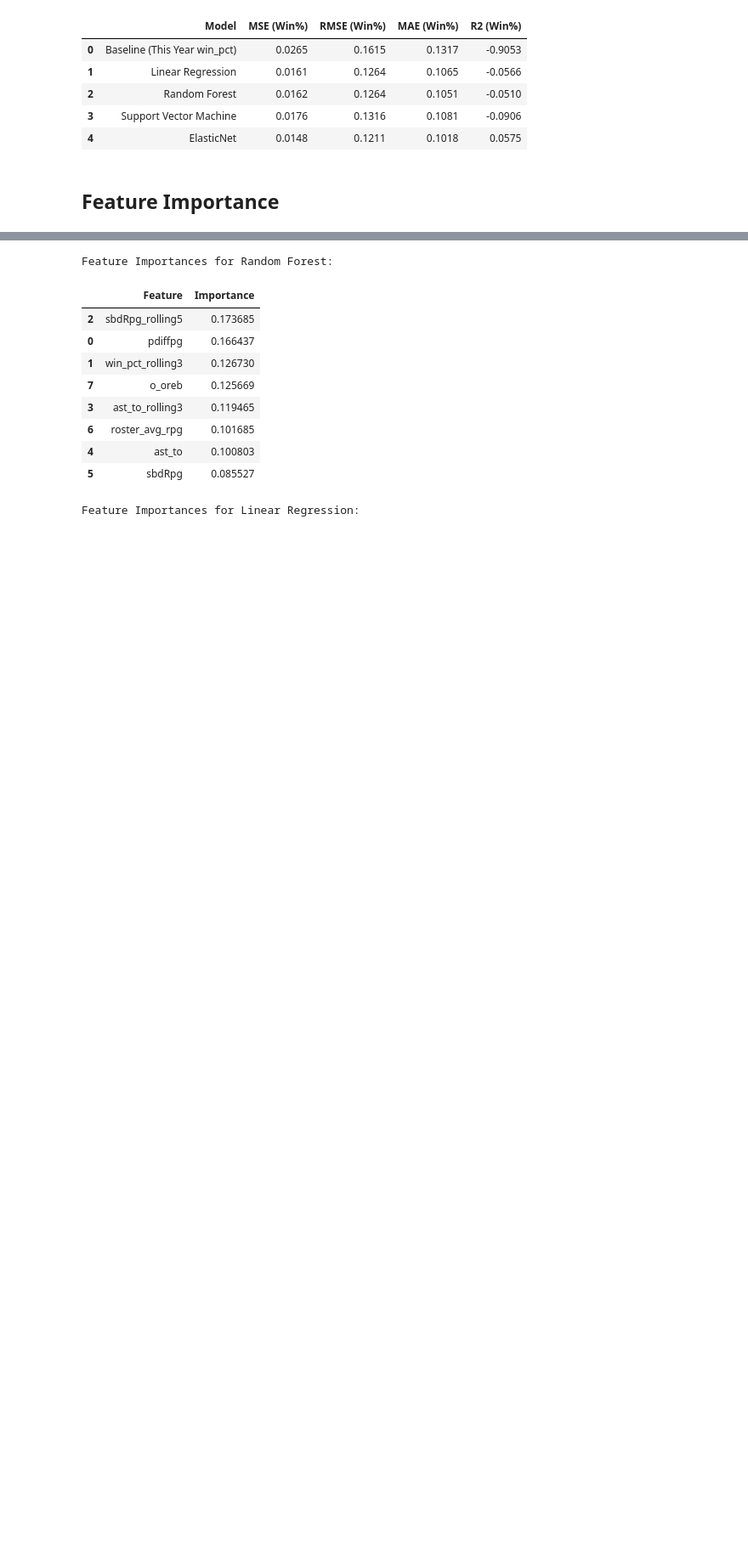
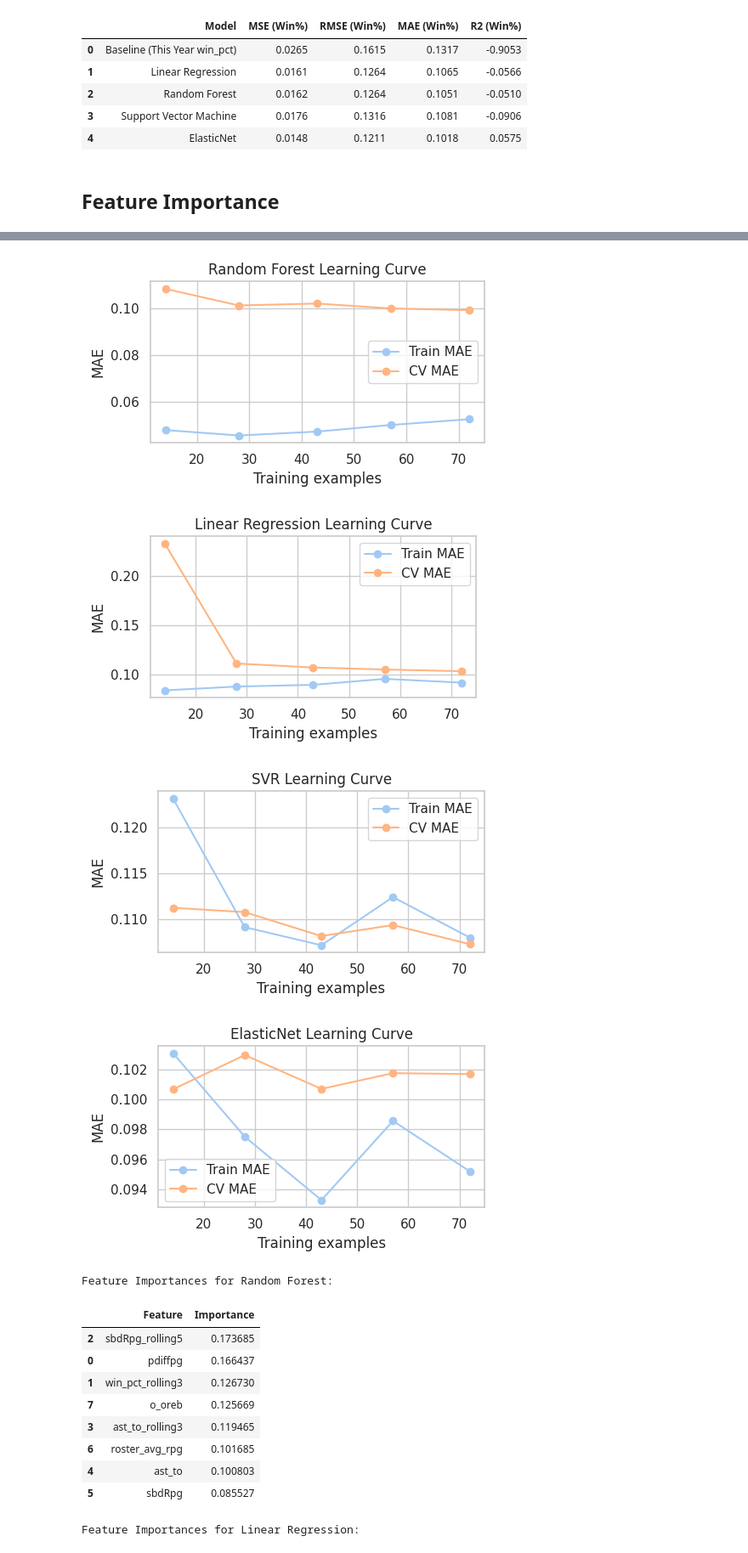
Before and after one commit to diogovenade/ac-wnba, a Jupyter notebook: src/ranking.ipynb, the cells around one changed output, grey strips where cells are left out. Shown at 85% size. Cells and saved outputs as stored; diff of their text form; code cells hidden in the pictures; blank space fills up the shorter version.

Commit message:
Add overfitting plots

```diff
--- a/src/ranking.ipynb
+++ b/src/ranking.ipynb
@@ -472,3 +476,45 @@ display(regression_summary_df)
+# %%
+from sklearn.model_selection import learning_curve
+
+def plot_learning_curve(estimator, X, y, title, scoring='neg_mean_absolute_error', ylim=None):
+    train_sizes, train_scores, test_scores = learning_curve(
+        estimator, X, y, cv=3, scoring=scoring, n_jobs=-1,
+        train_sizes=np.linspace(0.2, 1.0, 5), shuffle=True, random_state=42
+    )
+    train_scores_mean = -np.mean(train_scores, axis=1)
+    test_scores_mean = -np.mean(test_scores, axis=1)
+    plt.figure(figsize=(5, 3))
+    plt.plot(train_sizes, train_scores_mean, 'o-', label='Train MAE')
+    plt.plot(train_sizes, test_scores_mean, 'o-', label='CV MAE')
+    plt.title(title)
+    plt.xlabel('Training examples')
+    plt.ylabel('MAE')
+    if ylim:
+        plt.ylim(*ylim)
+    plt.legend()
+    plt.tight_layout()
+    plt.show()
+
+# final features from the last fold
+X_lc = X_train_fold
+y_lc = y_train
+
+# Random Forest
+plot_learning_curve(rf_rs.best_estimator_, X_lc, y_lc, 'Random Forest Learning Curve')
+
+# Linear Regression
+plot_learning_curve(lr_model, X_lc, y_lc, 'Linear Regression Learning Curve')
+
+# Support Vector Machine
+plot_learning_curve(svr_rs.best_estimator_, X_lc, y_lc, 'SVR Learning Curve')
+
+# ElasticNet
+plot_learning_curve(enet_rs.best_estimator_, X_lc, y_lc, 'ElasticNet Learning Curve')
+# %% [output]
+[figure, added]
+[figure, added]
+[figure, added]
+[figure, added]
 # %%
 from sklearn.inspection import permutation_importance
 
```
Also changed, not shown: parts of 1 cell of this notebook.
